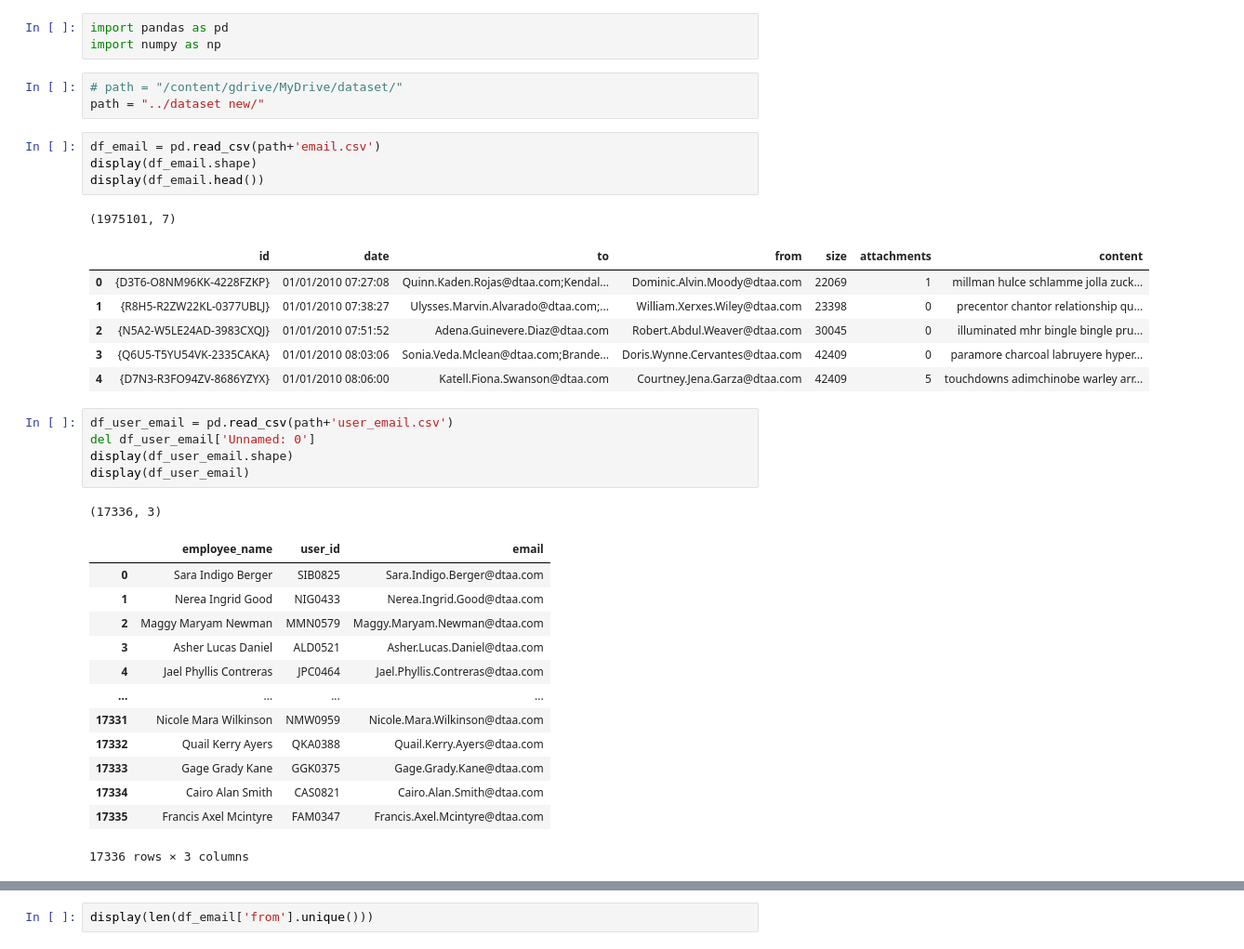
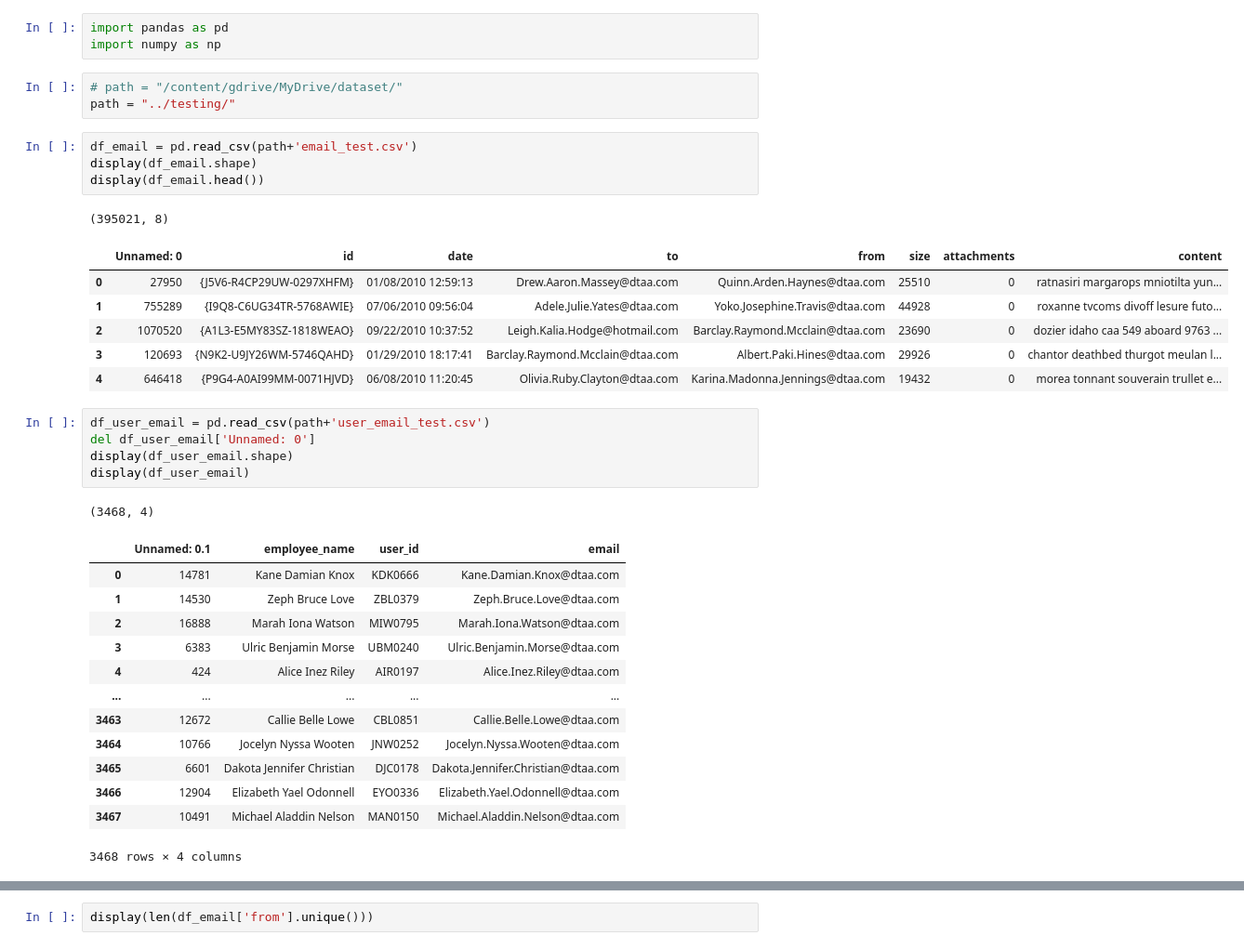
Before and after one commit to DARKS-ML/Insider-Threat-Detection-using-ML, a Jupyter notebook: jupyter/email_testing.ipynb, the cells around one changed output, grey strips where cells are left out. Shown at 93% size. Saved outputs shown, nothing was run; the diff lists cells and outputs as text.

```diff
--- a/jupyter/email_testing.ipynb
+++ b/jupyter/email_testing.ipynb
@@ -6,39 +6,39 @@ import pandas as pd
 import numpy as np
 # %%
 # path = "/content/gdrive/MyDrive/dataset/"
-path = "../dataset new/"
+path = "../testing/"
 # %%
-df_email = pd.read_csv(path+'email.csv')
+df_email = pd.read_csv(path+'email_test.csv')
 display(df_email.shape)
 display(df_email.head())
 # %% [output]
-(1975101, 7)
+(395021, 8)
-|  | id | date | to | from | size | attachments | content |
-| 0 | {D3T6-O8NM96KK-4228FZKP} | 01/01/2010 07:27:08 | Quinn.Kaden.Rojas@dtaa.com;Kendal... | Dominic.Alvin.Moody@dtaa.com | 22069 | 1 | millman hulce schlamme jolla zuck... |
-| 1 | {R8H5-R2ZW22KL-0377UBLJ} | 01/01/2010 07:38:27 | Ulysses.Marvin.Alvarado@dtaa.com;... | William.Xerxes.Wiley@dtaa.com | 23398 | 0 | precentor chantor relationship qu... |
-| 2 | {N5A2-W5LE24AD-3983CXQJ} | 01/01/2010 07:51:52 | Adena.Guinevere.Diaz@dtaa.com | Robert.Abdul.Weaver@dtaa.com | 30045 | 0 | illuminated mhr bingle bingle pru... |
-| 3 | {Q6U5-T5YU54VK-2335CAKA} | 01/01/2010 08:03:06 | Sonia.Veda.Mclean@dtaa.com;Brande... | Doris.Wynne.Cervantes@dtaa.com | 42409 | 0 | paramore charcoal labruyere hyper... |
-| 4 | {D7N3-R3FO94ZV-8686YZYX} | 01/01/2010 08:06:00 | Katell.Fiona.Swanson@dtaa.com | Courtney.Jena.Garza@dtaa.com | 42409 | 5 | touchdowns adimchinobe warley arr... |
+|  | Unnamed: 0 | id | date | to | from | size | attachments | content |
+| 0 | 27950 | {J5V6-R4CP29UW-0297XHFM} | 01/08/2010 12:59:13 | Drew.Aaron.Massey@dtaa.com | Quinn.Arden.Haynes@dtaa.com | 25510 | 0 | ratnasiri margarops mniotilta yun... |
+| 1 | 755289 | {I9Q8-C6UG34TR-5768AWIE} | 07/06/2010 09:56:04 | Adele.Julie.Yates@dtaa.com | Yoko.Josephine.Travis@dtaa.com | 44928 | 0 | roxanne tvcoms divoff lesure futo... |
+| 2 | 1070520 | {A1L3-E5MY83SZ-1818WEAO} | 09/22/2010 10:37:52 | Leigh.Kalia.Hodge@hotmail.com | Barclay.Raymond.Mcclain@dtaa.com | 23690 | 0 | dozier idaho caa 549 aboard 9763 ... |
+| 3 | 120693 | {N9K2-U9JY26WM-5746QAHD} | 01/29/2010 18:17:41 | Barclay.Raymond.Mcclain@dtaa.com | Albert.Paki.Hines@dtaa.com | 29926 | 0 | chantor deathbed thurgot meulan l... |
+| 4 | 646418 | {P9G4-A0AI99MM-0071HJVD} | 06/08/2010 11:20:45 | Olivia.Ruby.Clayton@dtaa.com | Karina.Madonna.Jennings@dtaa.com | 19432 | 0 | morea tonnant souverain trullet e... |
 # %%
-df_user_email = pd.read_csv(path+'user_email.csv')
+df_user_email = pd.read_csv(path+'user_email_test.csv')
 del df_user_email['Unnamed: 0']
 display(df_user_email.shape)
 display(df_user_email)
 # %% [output]
-(17336, 3)
+(3468, 4)
-|  | employee_name | user_id | email |
-| 0 | Sara Indigo Berger | SIB0825 | Sara.Indigo.Berger@dtaa.com |
-| 1 | Nerea Ingrid Good | NIG0433 | Nerea.Ingrid.Good@dtaa.com |
-| 2 | Maggy Maryam Newman | MMN0579 | Maggy.Maryam.Newman@dtaa.com |
-| 3 | Asher Lucas Daniel | ALD0521 | Asher.Lucas.Daniel@dtaa.com |
-| 4 | Jael Phyllis Contreras | JPC0464 | Jael.Phyllis.Contreras@dtaa.com |
-| ... | ... | ... | ... |
-| 17331 | Nicole Mara Wilkinson | NMW0959 | Nicole.Mara.Wilkinson@dtaa.com |
-| 17332 | Quail Kerry Ayers | QKA0388 | Quail.Kerry.Ayers@dtaa.com |
-| 17333 | Gage Grady Kane | GGK0375 | Gage.Grady.Kane@dtaa.com |
-| 17334 | Cairo Alan Smith | CAS0821 | Cairo.Alan.Smith@dtaa.com |
-| 17335 | Francis Axel Mcintyre | FAM0347 | Francis.Axel.Mcintyre@dtaa.com |
+|  | Unnamed: 0.1 | employee_name | user_id | email |
+| 0 | 14781 | Kane Damian Knox | KDK0666 | Kane.Damian.Knox@dtaa.com |
+| 1 | 14530 | Zeph Bruce Love | ZBL0379 | Zeph.Bruce.Love@dtaa.com |
+| 2 | 16888 | Marah Iona Watson | MIW0795 | Marah.Iona.Watson@dtaa.com |
+| 3 | 6383 | Ulric Benjamin Morse | UBM0240 | Ulric.Benjamin.Morse@dtaa.com |
+| 4 | 424 | Alice Inez Riley | AIR0197 | Alice.Inez.Riley@dtaa.com |
+| ... | ... | ... | ... | ... |
+| 3463 | 12672 | Callie Belle Lowe | CBL0851 | Callie.Belle.Lowe@dtaa.com |
+| 3464 | 10766 | Jocelyn Nyssa Wooten | JNW0252 | Jocelyn.Nyssa.Wooten@dtaa.com |
+| 3465 | 6601 | Dakota Jennifer Christian | DJC0178 | Dakota.Jennifer.Christian@dtaa.com |
+| 3466 | 12904 | Elizabeth Yael Odonnell | EYO0336 | Elizabeth.Yael.Odonnell@dtaa.com |
+| 3467 | 10491 | Michael Aladdin Nelson | MAN0150 | Michael.Aladdin.Nelson@dtaa.com |
-17336 rows × 3 columns
+3468 rows × 4 columns
 # %%
 df_email['from'].unique()
 # %% [output]
```
Also changed, not shown: parts of 15 cells of this notebook, 5 other files.
